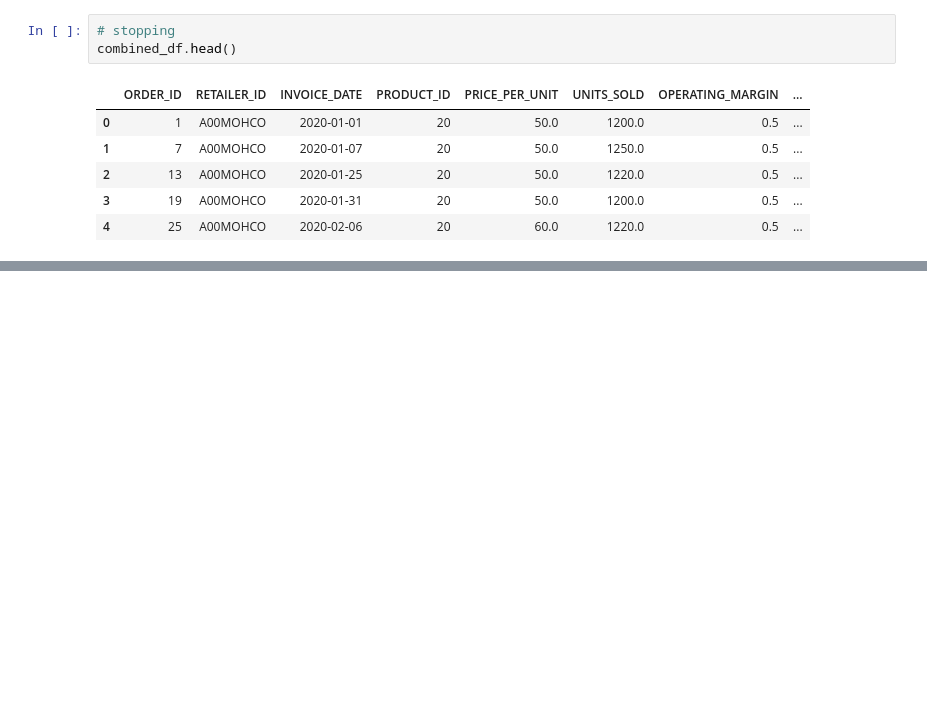
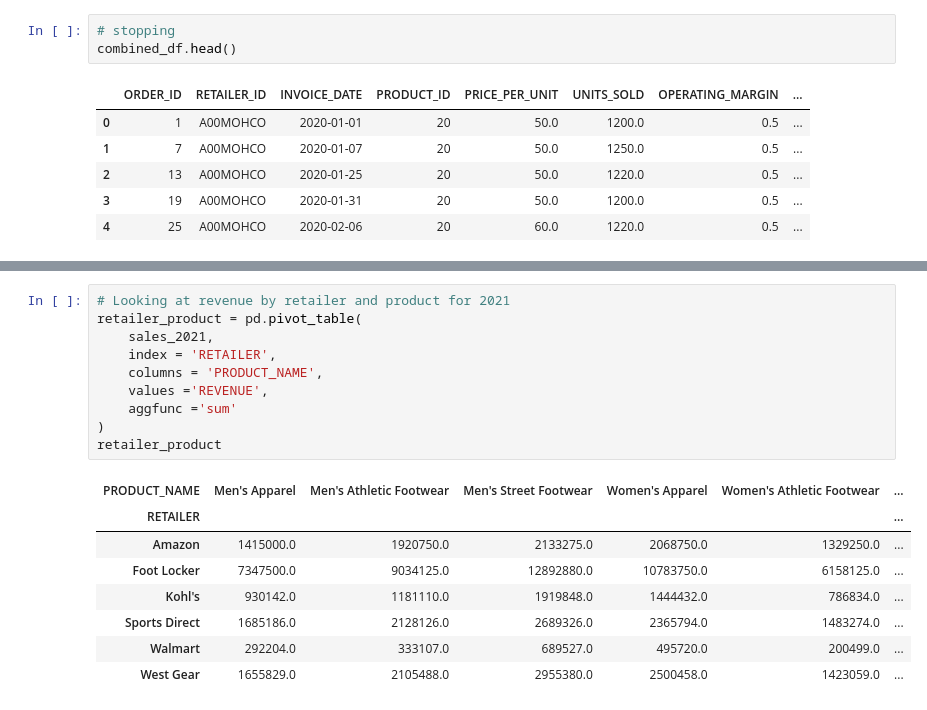
Before and after one commit to Cory-Suhr/rush-sales-analysis-final-project, a Jupyter notebook: rush_sales_analysis.ipynb, the cells around one changed output, grey strips where cells are left out. Cells and saved outputs as stored; diff of their text form; blank space fills up the shorter version.

```diff
--- a/rush_sales_analysis.ipynb
+++ b/rush_sales_analysis.ipynb
@@ -639,0 +805,19 @@ combined_df.head()
+# %%
+# Looking at revenue by retailer and product for 2021
+retailer_product = pd.pivot_table(
+    sales_2021,
+    index = 'RETAILER',
+    columns = 'PRODUCT_NAME',
+    values ='REVENUE',
+    aggfunc ='sum'
+)
+retailer_product
+# %% [output]
+| PRODUCT_NAME | Men's Apparel | Men's Athletic Footwear | Men's Street Footwear | Women's Apparel | Women's Athletic Footwear | ... |
+| RETAILER |  |  |  |  |  | ... |
+| Amazon | 1415000.0 | 1920750.0 | 2133275.0 | 2068750.0 | 1329250.0 | ... |
+| Foot Locker | 7347500.0 | 9034125.0 | 12892880.0 | 10783750.0 | 6158125.0 | ... |
+| Kohl's | 930142.0 | 1181110.0 | 1919848.0 | 1444432.0 | 786834.0 | ... |
+| Sports Direct | 1685186.0 | 2128126.0 | 2689326.0 | 2365794.0 | 1483274.0 | ... |
+| Walmart | 292204.0 | 333107.0 | 689527.0 | 495720.0 | 200499.0 | ... |
+| West Gear | 1655829.0 | 2105488.0 | 2955380.0 | 2500458.0 | 1423059.0 | ... |
```
Also changed, not shown: parts of 21 cells of this notebook.
